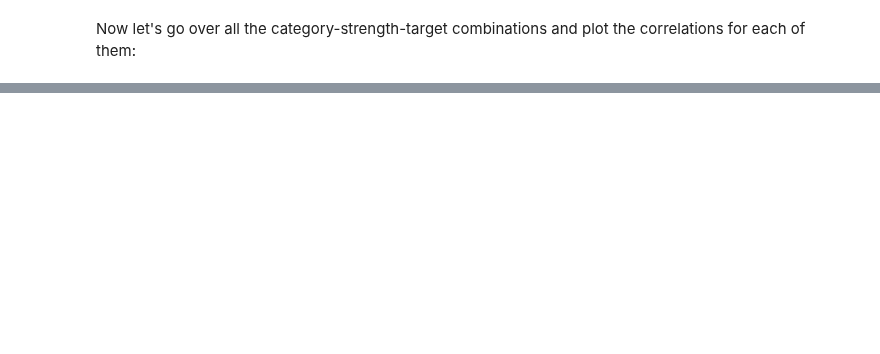
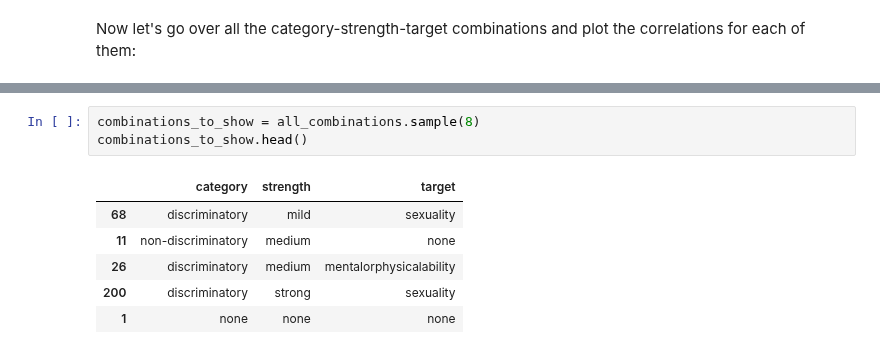
Before and after one commit to Victor-Palacios/epfl_ada, a Jupyter notebook: Project/main_nb.ipynb, the cells around one changed output, grey strips where cells are left out. Drawn from its saved outputs; the diff is of its cells as text; blank space fills up the shorter version.

```diff
--- a/Project/main_nb.ipynb
+++ b/Project/main_nb.ipynb
@@ -261,0 +267,10 @@ Correlations for category = non-discriminatory, strength = strongest and target
+# %%
+combinations_to_show = all_combinations.sample(8)
+combinations_to_show.head()
+# %% [output]
+|  | category | strength | target |
+| 68 | discriminatory | mild | sexuality |
+| 11 | non-discriminatory | medium | none |
+| 26 | discriminatory | medium | mentalorphysicalability |
+| 200 | discriminatory | strong | sexuality |
+| 1 | none | none | none |
```
Also changed, not shown: parts of 14 cells of this notebook, 5 other files.
